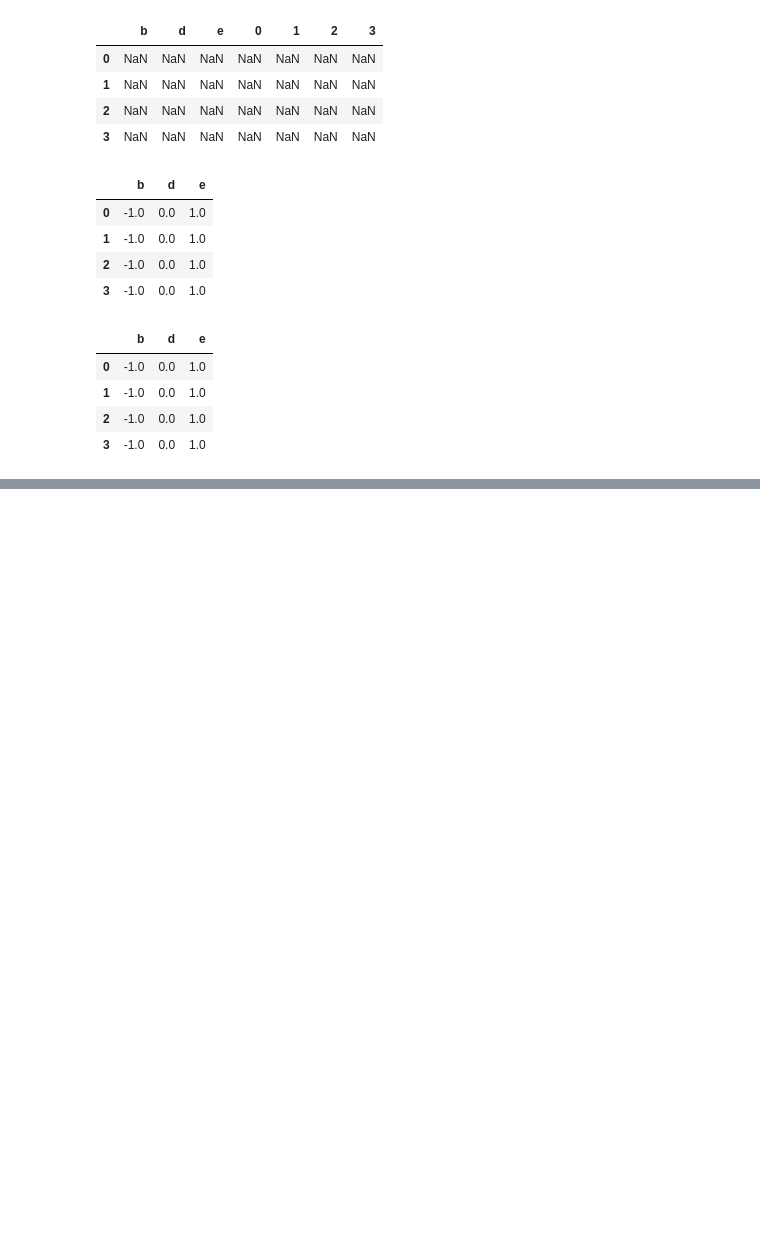
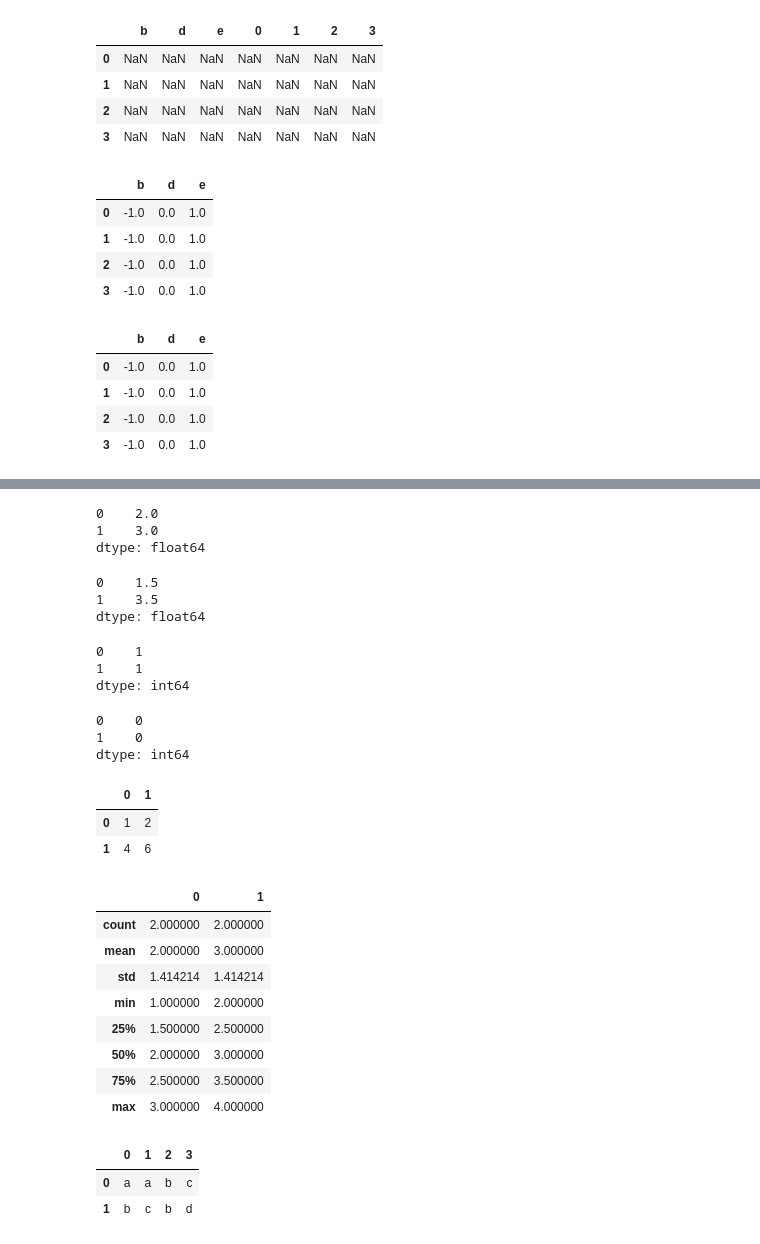
Before and after one commit to viniciusbeckerdesouza/jupyters, a Jupyter notebook: estudos_pandas.ipynb, the cells around one changed output, grey strips where cells are left out. Saved outputs shown, nothing was run; the diff lists cells and outputs as text; code cells hidden in the pictures; blank space fills up the shorter version.

```diff
--- a/estudos_pandas.ipynb
+++ b/estudos_pandas.ipynb
@@ -905,0 +1176,2 @@ frame.sub(series3, axis=0)
+# %%
+df = pd.DataFrame([[1,2],[3,4]])
@@ -905,0 +1230,49 @@ frame.sub(series3, axis=0)
+# %%
+df.mean()
+# %% [output]
+0    2.0
+1    3.0
+dtype: float64
+# %%
+df.mean(axis=1,skipna=False)
+# %% [output]
+0    1.5
+1    3.5
+dtype: float64
+# %%
+df.idxmax() #valor do índice onde está o valor máximo
+# %% [output]
+0    1
+1    1
+dtype: int64
+# %%
+df.idxmin()
+# %% [output]
+0    0
+1    0
+dtype: int64
+# %%
+df.cumsum() #soma cumulativa
+# %% [output]
+|  | 0 | 1 |
+| 0 | 1 | 2 |
+| 1 | 4 | 6 |
+# %%
+df.describe()
+# %% [output]
+|  | 0 | 1 |
+| count | 2.000000 | 2.000000 |
+| mean | 2.000000 | 3.000000 |
+| std | 1.414214 | 1.414214 |
+| min | 1.000000 | 2.000000 |
+| 25% | 1.500000 | 2.500000 |
+| 50% | 2.000000 | 3.000000 |
+| 75% | 2.500000 | 3.500000 |
+| max | 3.000000 | 4.000000 |
+# %%
+df2 = pd.DataFrame([['a','a','b','c'],['b','c','b','d']])
+df2
+# %% [output]
+|  | 0 | 1 | 2 | 3 |
+| 0 | a | a | b | c |
+| 1 | b | c | b | d |
```
Also changed, not shown: parts of 91 cells of this notebook.
